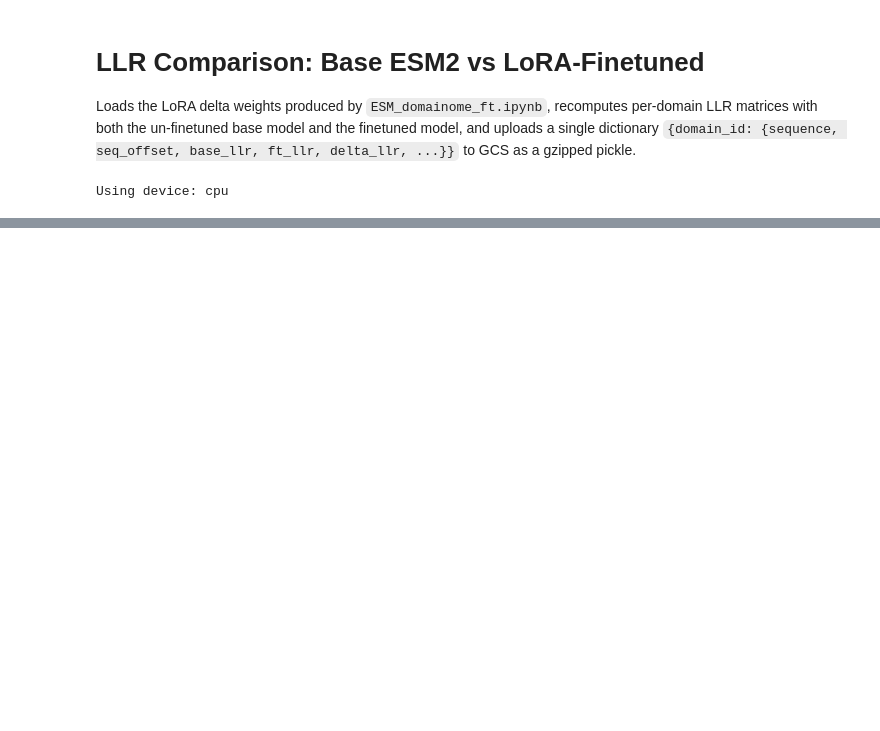
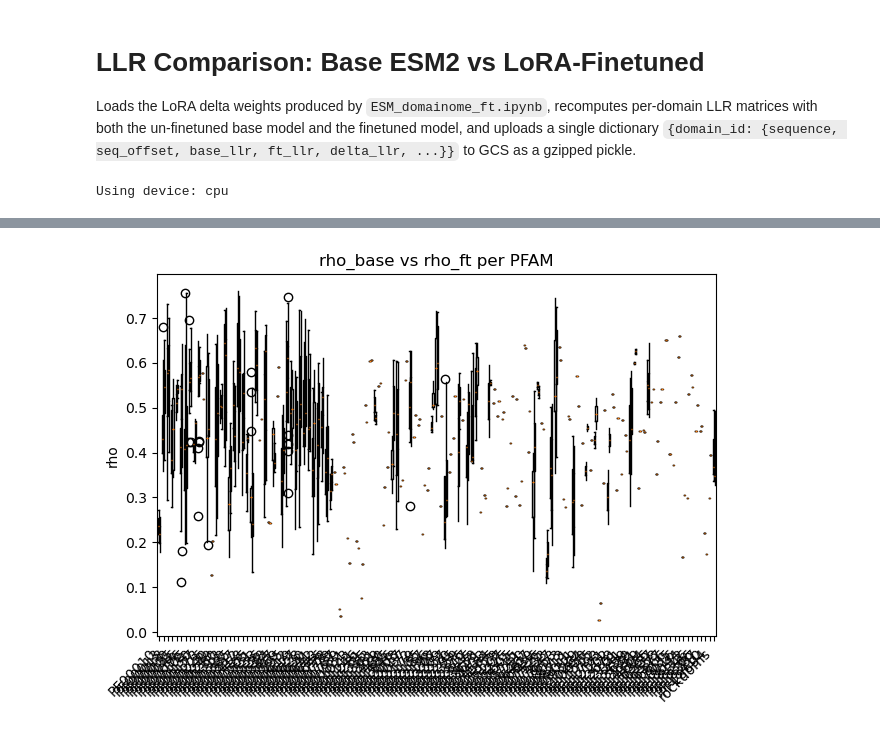
Before and after one commit to Hutch-Johnson/Protein-Language-Models, a Jupyter notebook: ESM_domainome_llr_compare.ipynb, the cells around one changed output, grey strips where cells are left out. Saved outputs shown, nothing was run; the diff lists cells and outputs as text; code cells hidden in the pictures; blank space fills up the shorter version.

Commit message:
compare dict update
compare has plots and stats
_dict was the initial save

```diff
--- a/ESM_domainome_llr_compare.ipynb
+++ b/ESM_domainome_llr_compare.ipynb
@@ -415,0 +327,2 @@ delta_df = pd.DataFrame(entry["delta_llr"], index=entry["aa_order"], columns=ent
+# %%
+corr_df['pfam'] = corr_df['domain_id'].str.split("_").str[1]
@@ -415,0 +338,37 @@ delta_df = pd.DataFrame(entry["delta_llr"], index=entry["aa_order"], columns=ent
+# %%
+df = corr_df.copy()
+
+long_df = df.melt(
+    id_vars=['pfam'],
+    value_vars=['rho_base', 'rho_ft'],
+    var_name='condition',
+    value_name='rho'
+)
+# %%
+pfams = sorted(long_df['pfam'].unique())
+
+base_data = []
+ft_data = []
+
+for pfam in pfams:
+    base_data.append(long_df[(long_df['pfam'] == pfam) & (long_df['condition'] == 'rho_base')]['rho'])
+    ft_data.append(long_df[(long_df['pfam'] == pfam) & (long_df['condition'] == 'rho_ft')]['rho'])
+# %%
+fig, ax = plt.subplots()
+
+positions_base = np.arange(len(pfams)) * 2
+positions_ft = positions_base + 0.6
+
+ax.boxplot(base_data, positions=positions_base)
+ax.boxplot(ft_data, positions=positions_ft)
+
+ax.set_xticks(positions_base + 0.3)
+ax.set_xticklabels(pfams, rotation=45, ha='right')
+
+ax.set_ylabel("rho")
+ax.set_title("rho_base vs rho_ft per PFAM")
+
+plt.tight_layout()
+plt.show()
+# %% [output]
+[figure, added]
```
Also changed, not shown: parts of 12 cells of this notebook, 1 other file.
